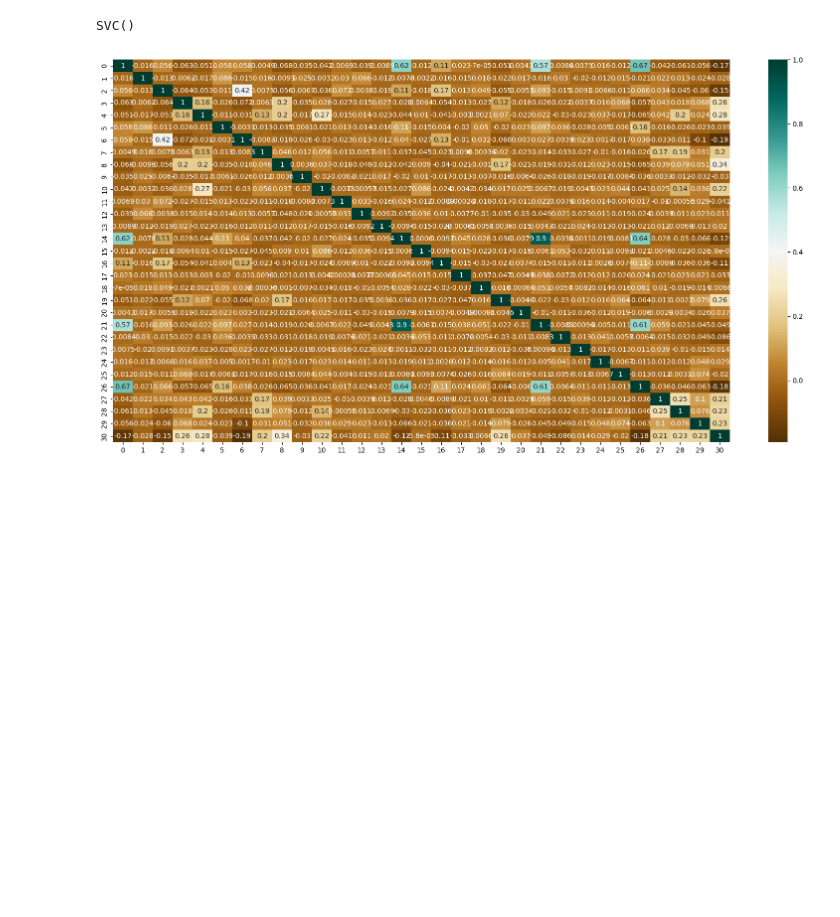
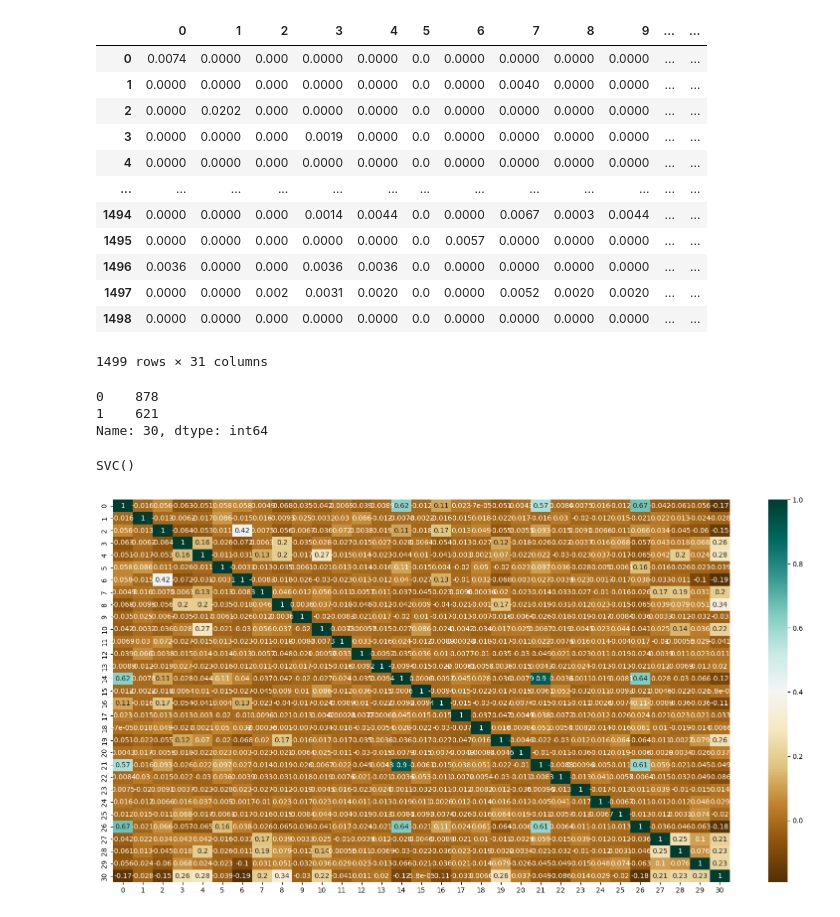
Before and after one commit to robbiehammond/Case-Study-1, a Jupyter notebook: EDA.ipynb, the cells around one changed output. Saved outputs shown, nothing was run; the diff lists cells and outputs as text; code cells hidden in the pictures; blank space fills up the shorter version.

```diff
--- a/EDA.ipynb
+++ b/EDA.ipynb
@@ -7,8 +7,27 @@ import matplotlib.pyplot as plt
 # %%
 df = pd.read_csv('spamTrain1.csv')
 df.columns = np.arange(0,31)
 df.rename(columns={30:'Target'})
-clf = svm.SVC()
+# %% [output]
+|  | 0 | 1 | 2 | 3 | 4 | 5 | 6 | 7 | 8 | 9 | ... | ... |
+| 0 | 0.0074 | 0.0000 | 0.000 | 0.0000 | 0.0000 | 0.0 | 0.0000 | 0.0000 | 0.0000 | 0.0000 | ... | ... |
+| 1 | 0.0000 | 0.0000 | 0.000 | 0.0000 | 0.0000 | 0.0 | 0.0000 | 0.0040 | 0.0000 | 0.0000 | ... | ... |
+| 2 | 0.0000 | 0.0202 | 0.000 | 0.0000 | 0.0000 | 0.0 | 0.0000 | 0.0000 | 0.0000 | 0.0000 | ... | ... |
+| 3 | 0.0000 | 0.0000 | 0.000 | 0.0019 | 0.0000 | 0.0 | 0.0000 | 0.0000 | 0.0000 | 0.0000 | ... | ... |
+| 4 | 0.0000 | 0.0000 | 0.000 | 0.0000 | 0.0000 | 0.0 | 0.0000 | 0.0000 | 0.0000 | 0.0000 | ... | ... |
+| ... | ... | ... | ... | ... | ... | ... | ... | ... | ... | ... | ... | ... |
+| 1494 | 0.0000 | 0.0000 | 0.000 | 0.0014 | 0.0044 | 0.0 | 0.0000 | 0.0067 | 0.0003 | 0.0044 | ... | ... |
+| 1495 | 0.0000 | 0.0000 | 0.000 | 0.0000 | 0.0000 | 0.0 | 0.0057 | 0.0000 | 0.0000 | 0.0000 | ... | ... |
+| 1496 | 0.0036 | 0.0000 | 0.000 | 0.0036 | 0.0036 | 0.0 | 0.0000 | 0.0000 | 0.0000 | 0.0000 | ... | ... |
+| 1497 | 0.0000 | 0.0000 | 0.002 | 0.0031 | 0.0020 | 0.0 | 0.0000 | 0.0052 | 0.0020 | 0.0020 | ... | ... |
+| 1498 | 0.0000 | 0.0000 | 0.000 | 0.0000 | 0.0000 | 0.0 | 0.0000 | 0.0000 | 0.0000 | 0.0000 | ... | ... |
+1499 rows × 31 columns
+# %%
+df[30].value_counts()
+# %% [output]
+0    878
+1    621
+Name: 30, dtype: int64
 # %%
 pl.figure(figsize=(20,10));
 c= df.corr();
```
Also changed, not shown: 2 other files.
